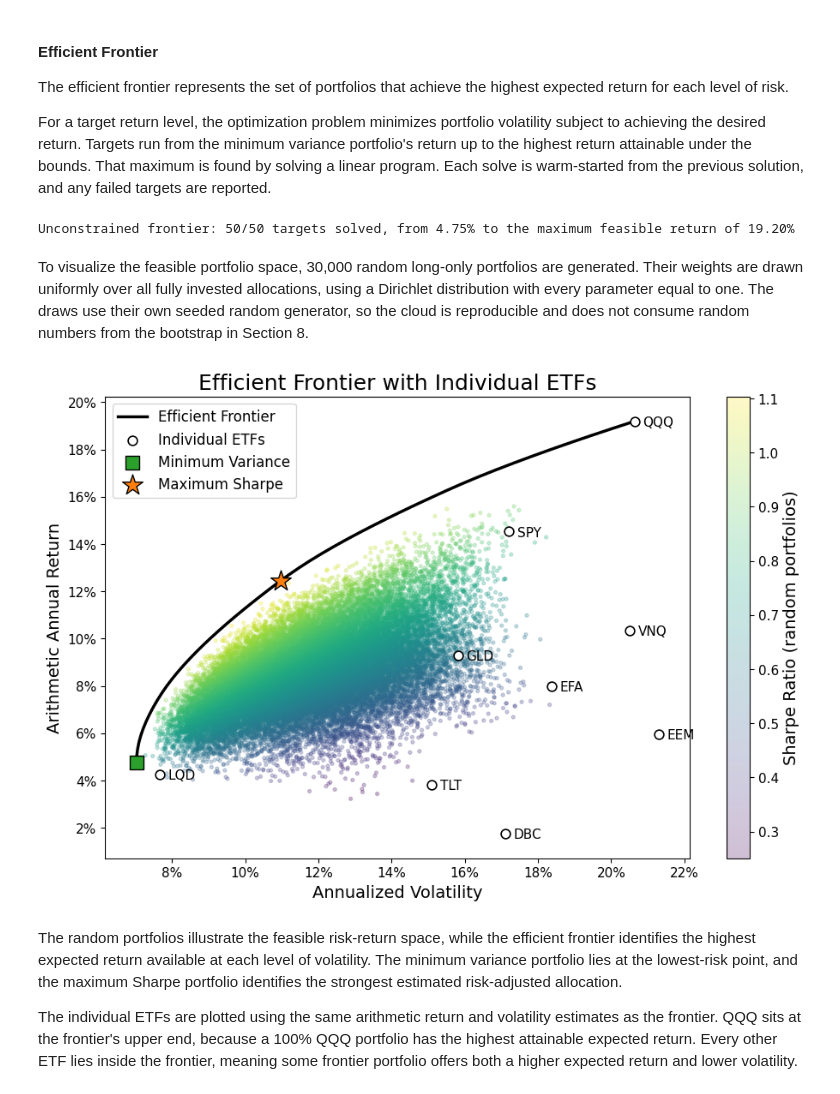
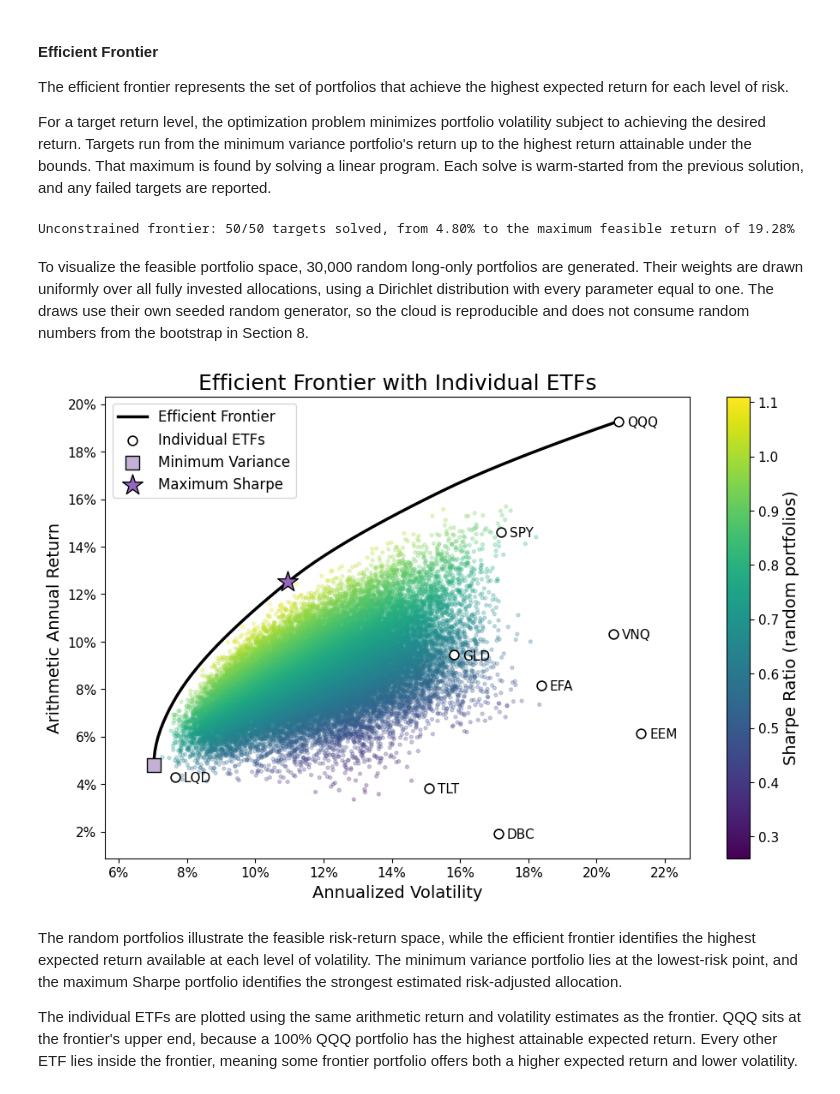
Before and after one commit to Julien-LHer/quantitative-portfolio-optimization, a Jupyter notebook: portfolio_analysis.ipynb, the cells around one changed output. Saved outputs shown, nothing was run; the diff lists cells and outputs as text; code cells hidden in the pictures.

```diff
--- a/portfolio_analysis.ipynb
+++ b/portfolio_analysis.ipynb
@@ -224,9 +260,12 @@ Source: Yahoo Finance, downloaded 2026-10-03T00:30:31+00:00
 Method: Yahoo Finance v8 chart API, 'adjclose' series (direct request; yfinance 1.2.0 was rate-limited when this cache was built). This is the series yfinance returns as 'Close' with auto_adjust=True.
 Cached prices: 2008-01-02 to 2025-12-31 (4,529 trading days)
 # %%
-# Main analysis sample: 2010 onward
-prices = all_prices.loc[ANALYSIS_START:]
-returns = prices.pct_change().dropna()
+# Daily returns over the full history; the analysis sample is every return dated 2010 or later
+all_returns = all_prices.pct_change().dropna()
+returns = all_returns.loc[ANALYSIS_START:]
+
+# Prices from the last close before the sample (2009-12-31), so growth charts start at $1
+prices = all_prices.iloc[all_prices.index.get_loc(returns.index[0]) - 1:]
 
 assert list(returns.columns) == tickers
 
@@ -664,7 +703,7 @@ def efficient_frontier(bounds, start_return, n_points=50, label="Frontier"):
             frontier_volatilities.append(portfolio_volatility(weights, cov_matrix))
             x0 = weights
         else:
-            failures.append((target_return * TRADING_DAYS, message))
+            failures.append((target_return * TRADING_DAYS, message if not ok else "target return not met"))
 
     print(
         f"{label}: {n_points - len(failures)}/{n_points} targets solved, "
@@ -683,7 +722,7 @@ frontier_returns, frontier_volatilities, max_return_weights = efficient_frontier
     label="Unconstrained frontier"
 )
 # %% [output]
-Unconstrained frontier: 50/50 targets solved, from 4.75% to the maximum feasible return of 19.20%
+Unconstrained frontier: 50/50 targets solved, from 4.80% to the maximum feasible return of 19.28%
 # %% [markdown]
 To visualize the feasible portfolio space, 30,000 random long-only portfolios are generated. Their weights are drawn uniformly over all fully invested allocations, using a Dirichlet distribution with every parameter equal to one. The draws use their own seeded random generator, so the cloud is reproducible and does not consume random numbers from the bootstrap in Section 8.
 # %%
@@ -713,7 +752,7 @@ cloud = ax.scatter(
 ax.plot(
     frontier_volatilities * np.sqrt(TRADING_DAYS),
     frontier_returns * TRADING_DAYS,
-    color="black",
+    color="black",  # neutral, so it is not read as part of the Sharpe color scale
     linewidth=2.5,
     label="Efficient Frontier",
     zorder=2
@@ -744,42 +783,43 @@ for ticker, row in summary_stats.iterrows():
 min_var_profile = expected_profile(min_var_weights)
 max_sharpe_profile = expected_profile(max_sharpe_weights)
 
 ax.scatter(
     min_var_profile["Annualized Volatility"],
     min_var_profile["Arithmetic Annual Return"],
-    s=140,
-    marker="s",
-    color="tab:green",
+    s=portfolio_styles["Unconstrained Min Variance"]["s"],
+    marker=portfolio_styles["Unconstrained Min Variance"]["marker"],
+    color=portfolio_styles["Unconstrained Min Variance"]["color"],
     edgecolor="black",
     label="Minimum Variance",
     zorder=4
 )
 
 ax.scatter(
     max_sharpe_profile["Annualized Volatility"],
     max_sharpe_profile["Arithmetic Annual Return"],
-    s=320,
-    marker="*",
-    color="tab:orange",
+    s=portfolio_styles["Unconstrained Max Sharpe"]["s"],
+    marker=portfolio_styles["Unconstrained Max Sharpe"]["marker"],
+    color=portfolio_styles["Unconstrained Max Sharpe"]["color"],
     edgecolor="black",
     label="Maximum Sharpe",
     zorder=4
 )
 
-ax.margins(0.06)
+ax.margins(x=0.1, y=0.06)  # extra horizontal room so edge labels such as EEM stay inside
 format_percent_axes(ax, x=True, y=True)
 
 ax.set_xlabel("Annualized Volatility")
 ax.set_ylabel("Arithmetic Annual Return")
 ax.set_title("Efficient Frontier with Individual ETFs")
 
-fig.colorbar(cloud, ax=ax, label="Sharpe Ratio (random portfolios)")
+colorbar_scale = plt.cm.ScalarMappable(norm=cloud.norm, cmap=cloud.cmap)
+fig.colorbar(colorbar_scale, ax=ax, label="Sharpe Ratio (random portfolios)")
 ax.legend(loc="upper left")
 
 fig.savefig(IMAGE_DIR / "efficient_frontier.png", dpi=150, bbox_inches="tight")
 plt.show()
 # %% [output]
-[figure, old version]
+[figure, new version]
 # %% [markdown]
 The random portfolios illustrate the feasible risk-return space, while the efficient frontier identifies the highest expected return available at each level of volatility. The minimum variance portfolio lies at the lowest-risk point, and the maximum Sharpe portfolio identifies the strongest estimated risk-adjusted allocation.
 
```
Also changed, not shown: parts of 57 cells of this notebook, 3 other files.
